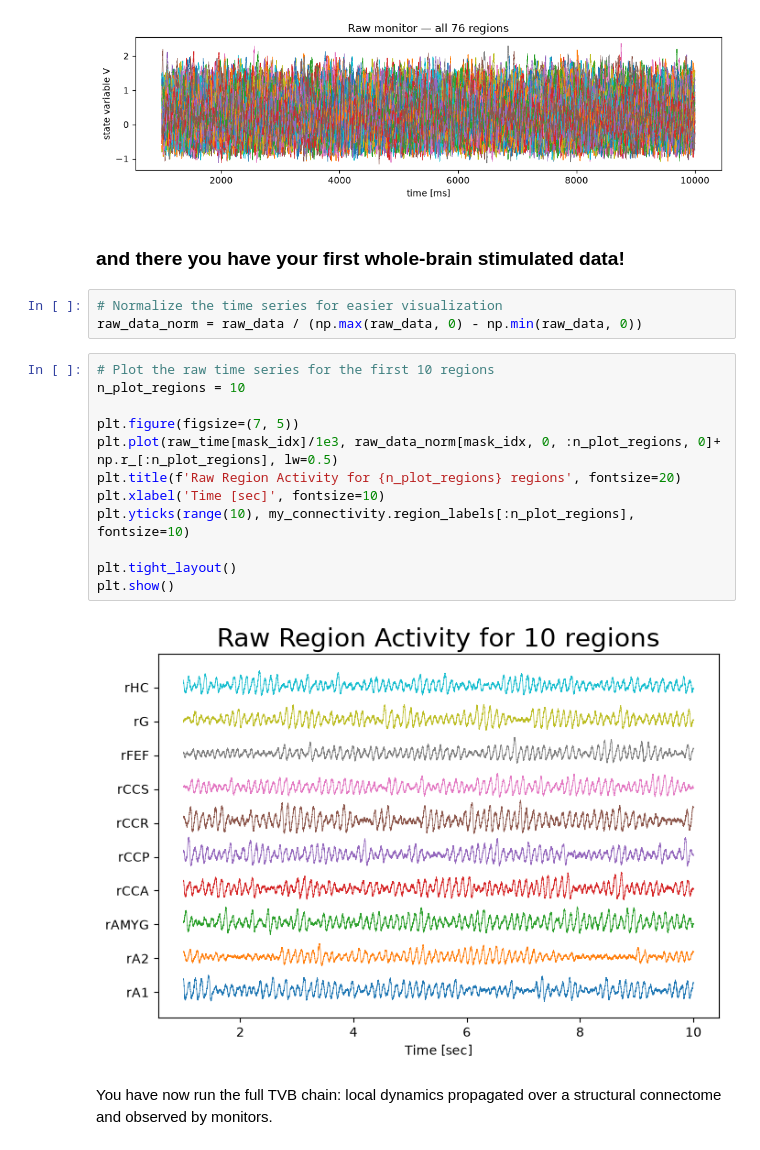
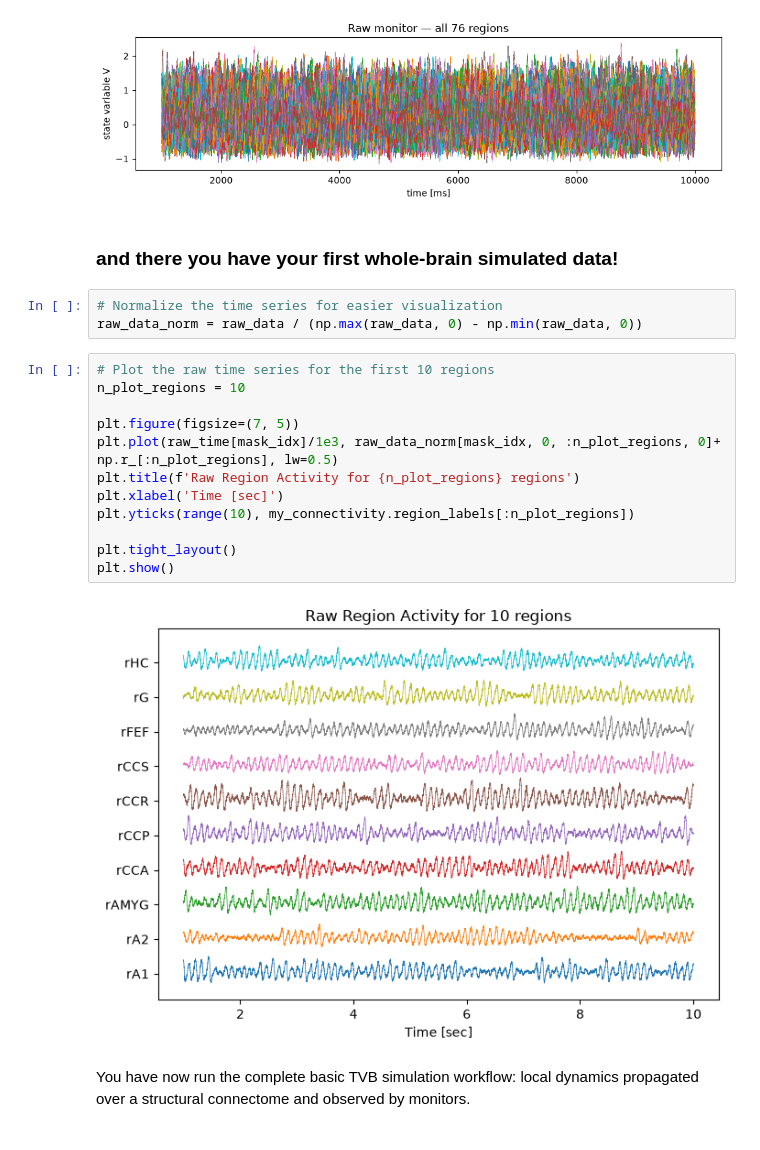
Before and after one commit to ins-amu/tvb-docs, a Jupyter notebook: content/getting-started/quickstart-guide.ipynb, the cells around one changed output. Saved outputs shown, nothing was run; the diff lists cells and outputs as text.

```diff
--- a/content/getting-started/quickstart-guide.ipynb
+++ b/content/getting-started/quickstart-guide.ipynb
@@ -237,24 +239,24 @@ plt.show()
 # %% [output]
 [figure]
 # %% [markdown]
-### and there you have your first whole-brain stimulated data!
+### and there you have your first whole-brain simulated data!
 # %%
 # Normalize the time series for easier visualization
 raw_data_norm = raw_data / (np.max(raw_data, 0) - np.min(raw_data, 0))
 # %%
 # Plot the raw time series for the first 10 regions
 n_plot_regions = 10
 
 plt.figure(figsize=(7, 5))
 plt.plot(raw_time[mask_idx]/1e3, raw_data_norm[mask_idx, 0, :n_plot_regions, 0]+ np.r_[:n_plot_regions], lw=0.5)
-plt.title(f'Raw Region Activity for {n_plot_regions} regions', fontsize=20)
-plt.xlabel('Time [sec]', fontsize=10)
-plt.yticks(range(10), my_connectivity.region_labels[:n_plot_regions], fontsize=10)
+plt.title(f'Raw Region Activity for {n_plot_regions} regions')
+plt.xlabel('Time [sec]')
+plt.yticks(range(10), my_connectivity.region_labels[:n_plot_regions])
 
 plt.tight_layout()
 plt.show()
 # %% [output]
-[figure, old version]
+[figure, new version]
 # %% [markdown]
-You have now run the full TVB chain: local dynamics propagated over a
+You have now run the complete basic TVB simulation workflow: local dynamics propagated over a
 structural connectome and observed by monitors.
```
Also changed, not shown: parts of 13 cells of this notebook, 1 other file.
